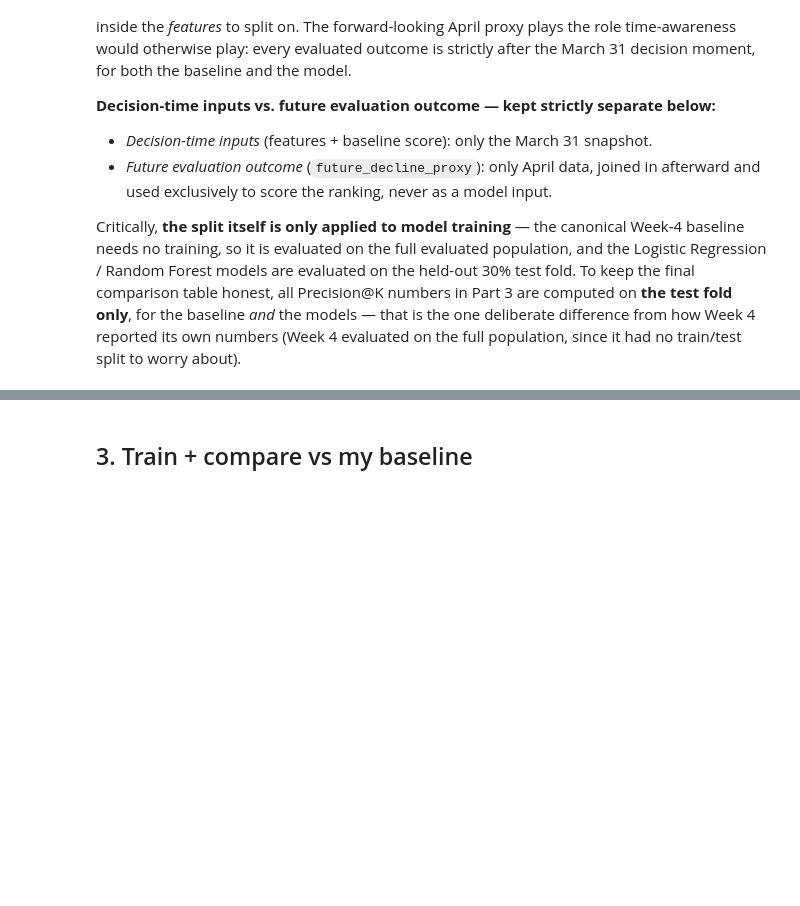
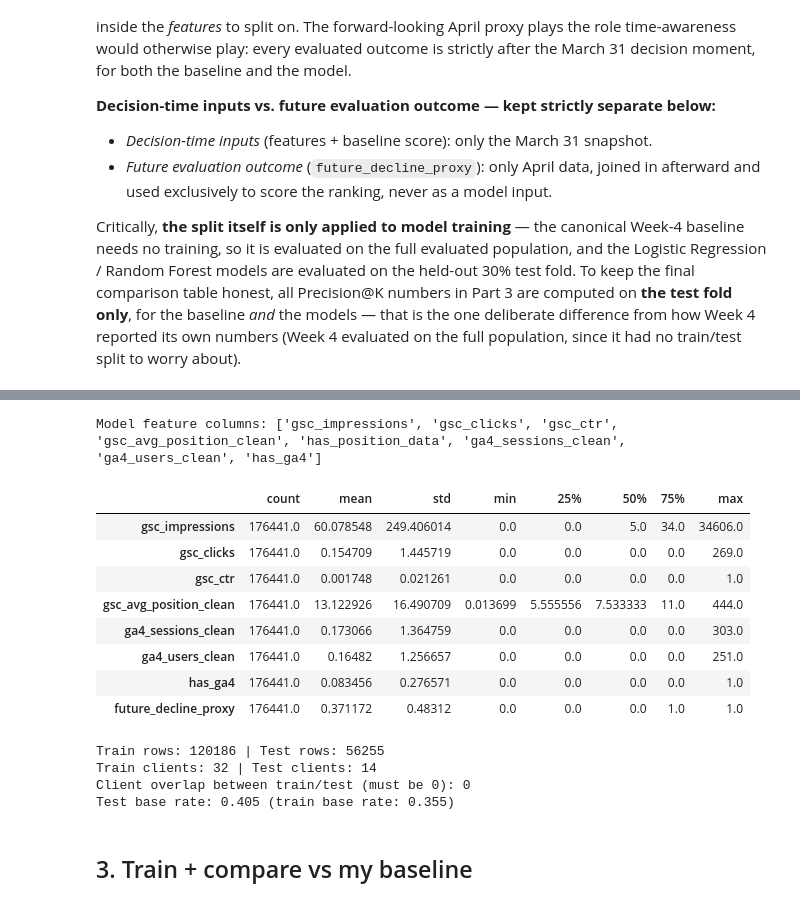
Before and after one commit to ashakram05/ayeshaAkram-flyrank, a Jupyter notebook: work/notebooks/w05_model.ipynb, the cells around one changed output, grey strips where cells are left out. Saved outputs shown, nothing was run; the diff lists cells and outputs as text; code cells hidden in the pictures; blank space fills up the shorter version.

```diff
--- a/work/notebooks/w05_model.ipynb
+++ b/work/notebooks/w05_model.ipynb
@@ -131,34 +142,45 @@ feat["gsc_avg_position_clean"] = feat["gsc_avg_position"].replace(0, np.nan)
 feat["has_position_data"] = feat["gsc_avg_position"].notna() & (feat["gsc_avg_position"] != 0)
 feat["gsc_avg_position_clean"] = feat["gsc_avg_position_clean"].fillna(
     feat["gsc_avg_position_clean"].median()
 )
 
 # GA4 is only meaningfully zero when it was actually available -- use a flag
 # instead of a blind fillna, per the flyrank-data skill.
-feat["has_ga4"] = feat["ga4_data_available"].astype(bool).astype(int)
+feat["has_ga4"] = feat["ga4_data_available"].astype(float).fillna(0).astype(int)
 feat["ga4_sessions_clean"] = feat["ga4_sessions"].where(feat["ga4_data_available"] == True, 0).fillna(0)
 feat["ga4_users_clean"] = feat["ga4_users"].where(feat["ga4_data_available"] == True, 0).fillna(0)
 
 # Simple ratio of two already-approved raw features -- not an invented column.
 feat["gsc_ctr"] = np.where(
     feat["gsc_impressions"] > 0,
     feat["gsc_clicks"] / feat["gsc_impressions"],
     0.0,
 )
 
 FEATURE_COLS = [
     "gsc_impressions",       # knowable at decision moment: observed in the March 31 GSC data
     "gsc_clicks",            # knowable at decision moment: observed in the March 31 GSC data
     "gsc_ctr",                # knowable at decision moment: ratio of the two features above
     "gsc_avg_position_clean", # knowable at decision moment: observed GSC position, 0s treated as missing
     "has_position_data",      # knowable at decision moment: flags whether position was observed at all
     "ga4_sessions_clean",      # knowable at decision moment: observed GA4 sessions, respecting availability
     "ga4_users_clean",         # knowable at decision moment: observed GA4 users, respecting availability
     "has_ga4",                 # knowable at decision moment: GA4 availability flag itself
 ]
 
 print("Model feature columns:", FEATURE_COLS)
 feat[FEATURE_COLS + ["future_decline_proxy"]].describe().T
+# %% [output]
+Model feature columns: ['gsc_impressions', 'gsc_clicks', 'gsc_ctr', 'gsc_avg_position_clean', 'has_position_data', 'ga4_sessions_clean', 'ga4_users_clean', 'has_ga4']
+|  | count | mean | std | min | 25% | 50% | 75% | max |
+| gsc_impressions | 176441.0 | 60.078548 | 249.406014 | 0.0 | 0.0 | 5.0 | 34.0 | 34606.0 |
+| gsc_clicks | 176441.0 | 0.154709 | 1.445719 | 0.0 | 0.0 | 0.0 | 0.0 | 269.0 |
+| gsc_ctr | 176441.0 | 0.001748 | 0.021261 | 0.0 | 0.0 | 0.0 | 0.0 | 1.0 |
+| gsc_avg_position_clean | 176441.0 | 13.122926 | 16.490709 | 0.013699 | 5.555556 | 7.533333 | 11.0 | 444.0 |
+| ga4_sessions_clean | 176441.0 | 0.173066 | 1.364759 | 0.0 | 0.0 | 0.0 | 0.0 | 303.0 |
+| ga4_users_clean | 176441.0 | 0.16482 | 1.256657 | 0.0 | 0.0 | 0.0 | 0.0 | 251.0 |
+| has_ga4 | 176441.0 | 0.083456 | 0.276571 | 0.0 | 0.0 | 0.0 | 0.0 | 1.0 |
+| future_decline_proxy | 176441.0 | 0.371172 | 0.48312 | 0.0 | 0.0 | 0.0 | 1.0 | 1.0 |
 # %%
 from sklearn.model_selection import GroupShuffleSplit
 
@@ -175,6 +197,11 @@ print(f"Train clients: {train_df['client_hash_id'].nunique()} | "
 print(f"Client overlap between train/test (must be 0): {len(overlap)}")
 print(f"Test base rate: {test_df['future_decline_proxy'].mean():.3f} "
       f"(train base rate: {train_df['future_decline_proxy'].mean():.3f})")
+# %% [output]
+Train rows: 120186 | Test rows: 56255
+Train clients: 32 | Test clients: 14
+Client overlap between train/test (must be 0): 0
+Test base rate: 0.405 (train base rate: 0.355)
 # %% [markdown]
 ## 3. Train + compare vs my baseline
 # %% [markdown]
```
Also changed, not shown: parts of 10 cells of this notebook.
